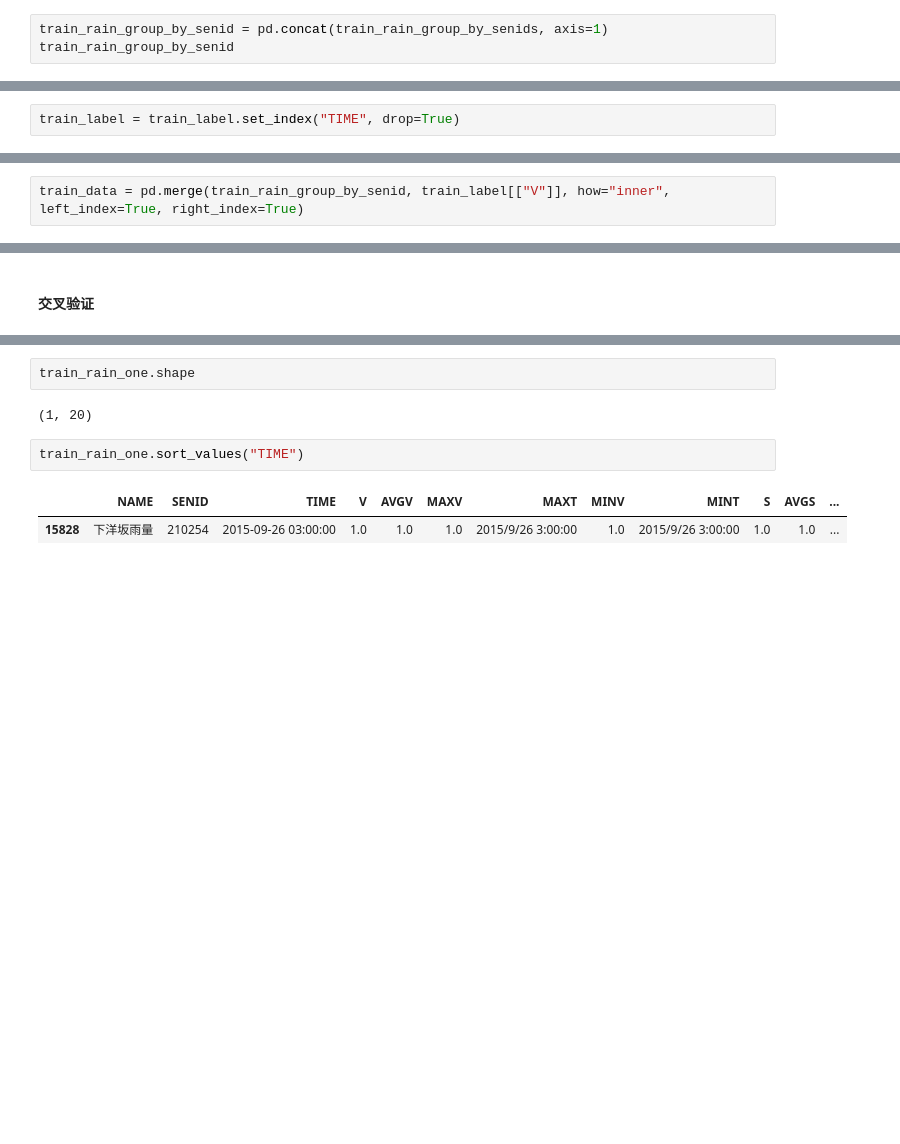
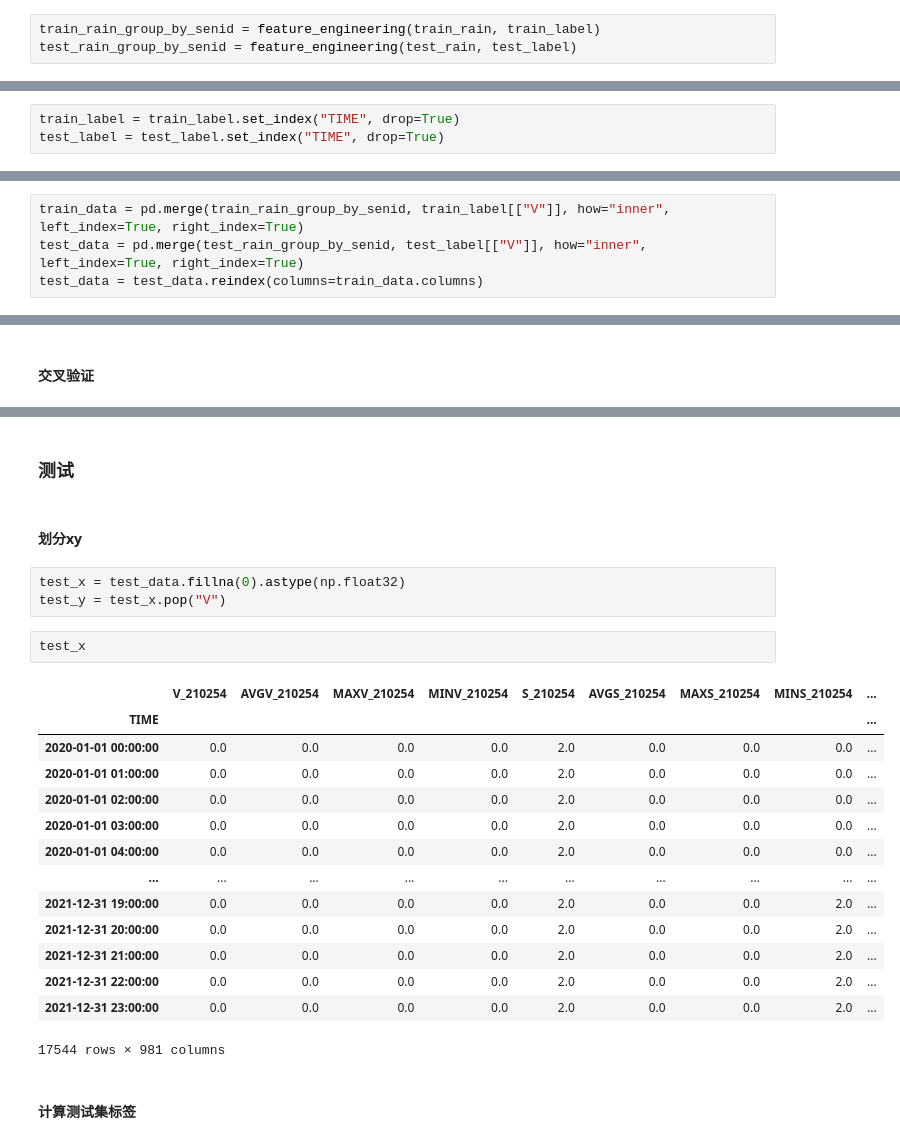
Before and after one commit to ZongXR/DCIC2025-RiverWaterPrediction, a Jupyter notebook: notebooks/main-A.ipynb, the cells around one changed output, grey strips where cells are left out. Saved outputs shown, nothing was run; the diff lists cells and outputs as text; blank space fills up the shorter version.

```diff
--- a/notebooks/main-A.ipynb
+++ b/notebooks/main-A.ipynb
@@ -80,3 +110,3 @@ for senid, df in tqdm(train_rain.groupby("SENID")):
 # %%
-train_rain_group_by_senid = pd.concat(train_rain_group_by_senids, axis=1)
-train_rain_group_by_senid
+train_rain_group_by_senid = feature_engineering(train_rain, train_label)
+test_rain_group_by_senid = feature_engineering(test_rain, test_label)
@@ -99,10 +114,13 @@ train_rain_group_by_senid
 <h4>整理标签</h4>
 # %%
 train_label = train_label.set_index("TIME", drop=True)
+test_label = test_label.set_index("TIME", drop=True)
 # %% [markdown]
 <h4>合并标签和特征</h4>
 # %%
 train_data = pd.merge(train_rain_group_by_senid, train_label[["V"]], how="inner", left_index=True, right_index=True)
+test_data = pd.merge(test_rain_group_by_senid, test_label[["V"]], how="inner", left_index=True, right_index=True)
+test_data = test_data.reindex(columns=train_data.columns)
 # %% [markdown]
 <h3>训练模型</h3>
 # %% [markdown]
@@ -244,9 +238,26 @@ train_rain_one = train_rain[(train_rain["SENID"] == 210254) & (train_rain["year"
-# %%
-train_rain_one.shape
-# %% [output]
-(1, 20)
-# %%
-train_rain_one.sort_values("TIME")
-# %% [output]
-|  | NAME | SENID | TIME | V | AVGV | MAXV | MAXT | MINV | MINT | S | AVGS | ... |
-| 15828 | 下洋坂雨量 | 210254 | 2015-09-26 03:00:00 | 1.0 | 1.0 | 1.0 | 2015/9/26 3:00:00 | 1.0 | 2015/9/26 3:00:00 | 1.0 | 1.0 | ... |
+# %% [markdown]
+<h3>测试</h3>
+# %% [markdown]
+<h4>划分xy</h4>
+# %%
+test_x = test_data.fillna(0).astype(np.float32)
+test_y = test_x.pop("V")
+# %%
+test_x
+# %% [output]
+|  | V_210254 | AVGV_210254 | MAXV_210254 | MINV_210254 | S_210254 | AVGS_210254 | MAXS_210254 | MINS_210254 | ... |
+| TIME |  |  |  |  |  |  |  |  | ... |
+| 2020-01-01 00:00:00 | 0.0 | 0.0 | 0.0 | 0.0 | 2.0 | 0.0 | 0.0 | 0.0 | ... |
+| 2020-01-01 01:00:00 | 0.0 | 0.0 | 0.0 | 0.0 | 2.0 | 0.0 | 0.0 | 0.0 | ... |
+| 2020-01-01 02:00:00 | 0.0 | 0.0 | 0.0 | 0.0 | 2.0 | 0.0 | 0.0 | 0.0 | ... |
+| 2020-01-01 03:00:00 | 0.0 | 0.0 | 0.0 | 0.0 | 2.0 | 0.0 | 0.0 | 0.0 | ... |
+| 2020-01-01 04:00:00 | 0.0 | 0.0 | 0.0 | 0.0 | 2.0 | 0.0 | 0.0 | 0.0 | ... |
+| ... | ... | ... | ... | ... | ... | ... | ... | ... | ... |
+| 2021-12-31 19:00:00 | 0.0 | 0.0 | 0.0 | 0.0 | 2.0 | 0.0 | 0.0 | 2.0 | ... |
+| 2021-12-31 20:00:00 | 0.0 | 0.0 | 0.0 | 0.0 | 2.0 | 0.0 | 0.0 | 2.0 | ... |
+| 2021-12-31 21:00:00 | 0.0 | 0.0 | 0.0 | 0.0 | 2.0 | 0.0 | 0.0 | 2.0 | ... |
+| 2021-12-31 22:00:00 | 0.0 | 0.0 | 0.0 | 0.0 | 2.0 | 0.0 | 0.0 | 2.0 | ... |
+| 2021-12-31 23:00:00 | 0.0 | 0.0 | 0.0 | 0.0 | 2.0 | 0.0 | 0.0 | 2.0 | ... |
+17544 rows × 981 columns
+# %% [markdown]
+<h4>计算测试集标签</h4>
```
Also changed, not shown: parts of 25 cells of this notebook, 7 other files.
